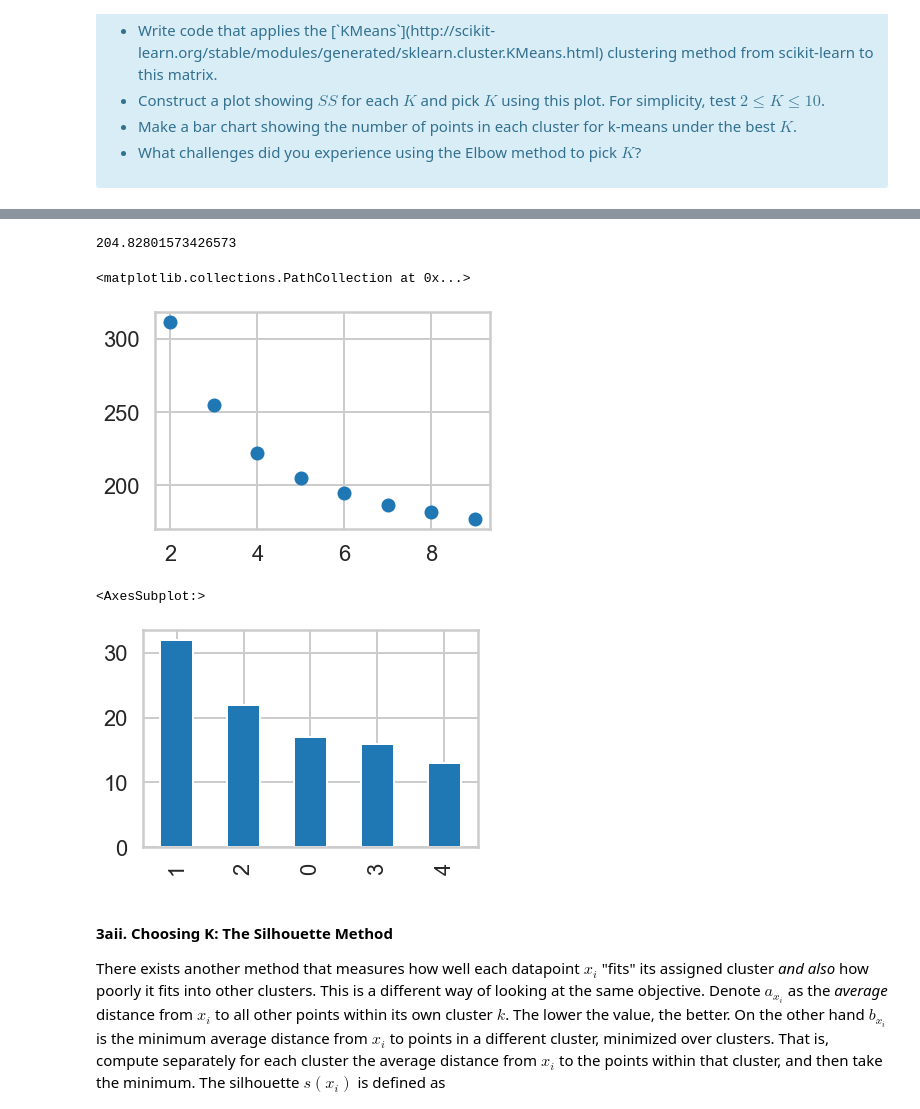
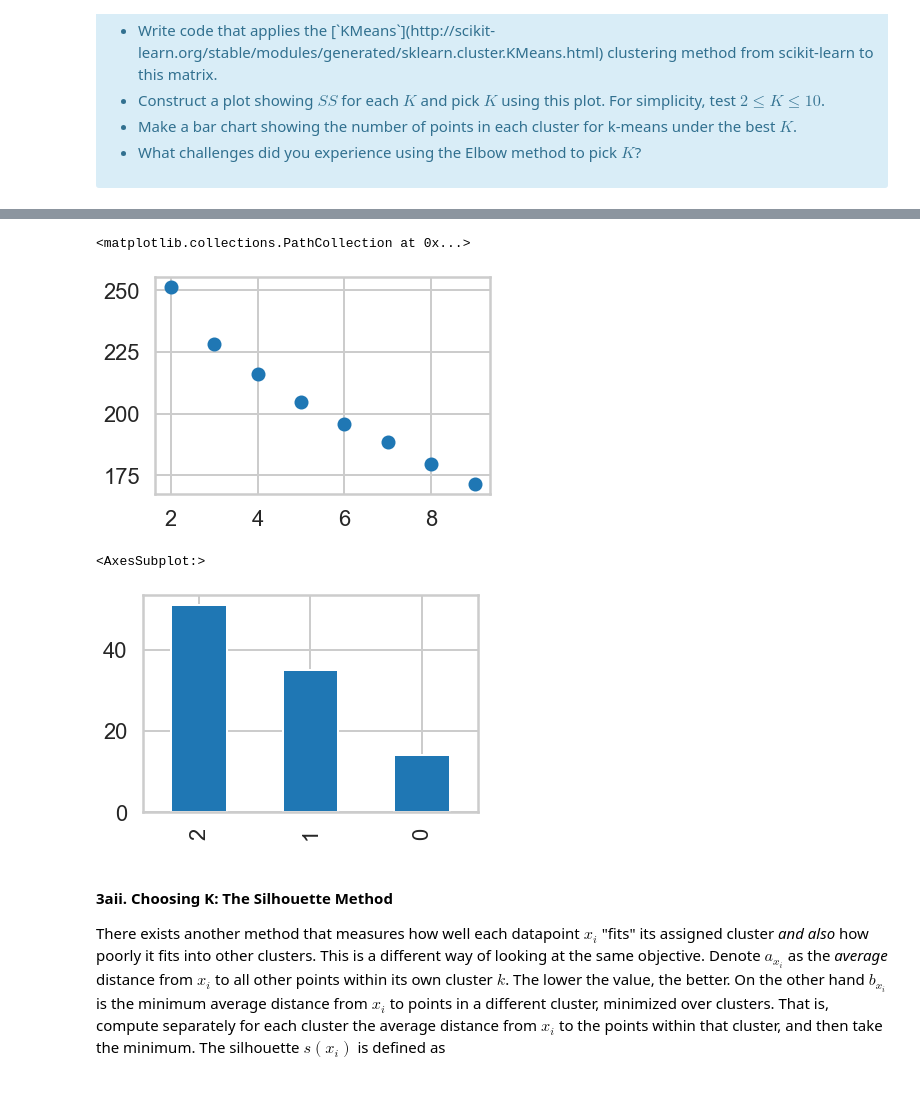
Before and after one commit to edk3742/DataScienceGuidedCapstone, a Jupyter notebook: Notebooks/Clustering Case Study/Clustering Case Study - Customer Segmentation with K-Means - Tier 3.ipynb, the cells around one changed output, grey strips where cells are left out. Saved outputs shown, nothing was run; the diff lists cells and outputs as text; code cells hidden in the pictures.

```diff
--- a/Notebooks/Clustering Case Study/Clustering Case Study - Customer Segmentation with K-Means - Tier 3.ipynb
+++ b/Notebooks/Clustering Case Study/Clustering Case Study - Customer Segmentation with K-Means - Tier 3.ipynb
@@ -136,8 +138,6 @@ array([1, 0, 2, 1, 0, 4, 2, 1, 3, 1, 3, 2, 1, 3, 3, 2, 0, 2, 1, 4, 1, 0,
 # %%
-kmeans = KMeans(n_clusters=5).fit(x_cols)
-kmeans.inertia_
+# kmeans = KMeans(n_clusters=5).fit(x_cols)
+# kmeans.inertia_
-# %% [output]
-204.82801573426573
 # %%
 clusters = range(2,10)
 inertias=[]
@@ -149,15 +149,15 @@ for i in clusters:
     inertias.append(kmeans_fit.inertia_)
     # df_pivot.cluster.value_counts().plot.bar()
 plt.scatter(list(clusters),inertias)
-#there is no clearly defined elbow point
+#cluster 3
 # %% [output]
 <matplotlib.collections.PathCollection at 0x...>
-[figure, old version]
+[figure, new version]
 # %%
-df_pivot['cluster 5'].value_counts().plot.bar()
+df_pivot['cluster 3'].value_counts().plot.bar()
 # %% [output]
 <AxesSubplot:>
-[figure, old version]
+[figure, new version]
 # %% [markdown]
 #### 3aii. Choosing K: The Silhouette Method
 
```
Also changed, not shown: parts of 5 cells of this notebook.
